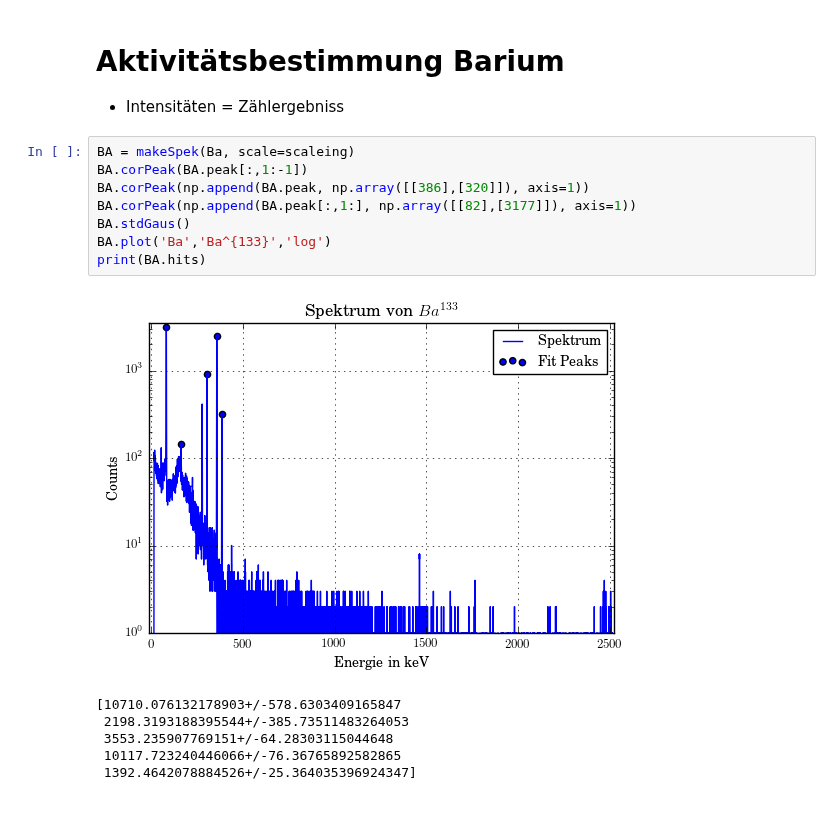
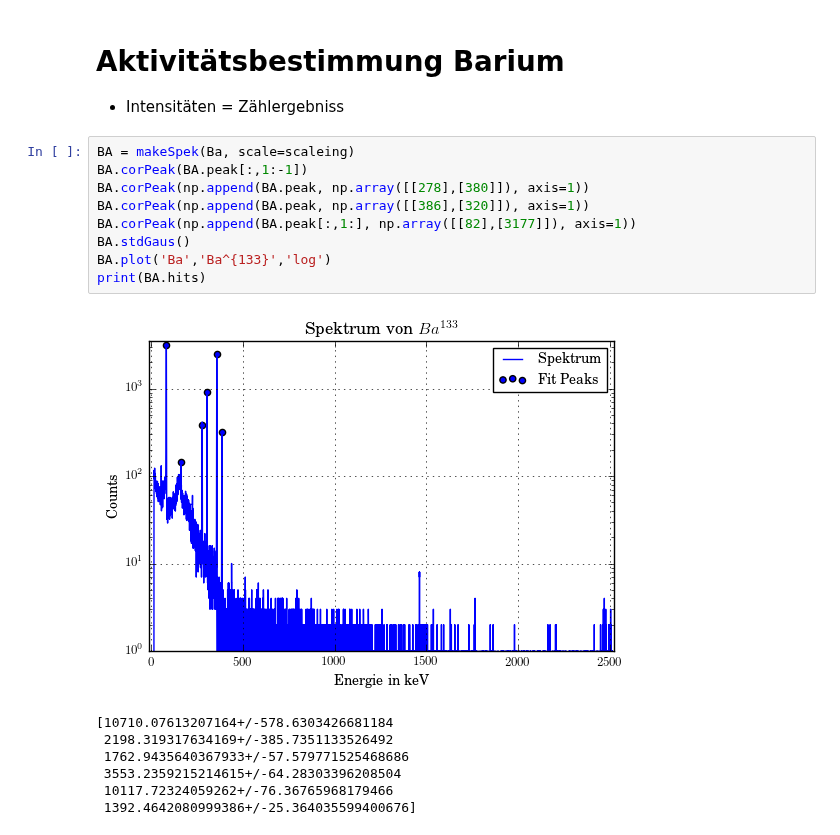
Before and after one commit to MaxSac/FP-Praktikum, a Jupyter notebook: 03-09.01.2017/calculation.ipynb, the cells around one changed output. Cells and saved outputs as stored; diff of their text form.

```diff
--- a/03-09.01.2017/calculation.ipynb
+++ b/03-09.01.2017/calculation.ipynb
@@ -349,16 +367,18 @@ print(sum(CS.data[:2180])/2740)
 # %%
 BA = makeSpek(Ba, scale=scaleing)
 BA.corPeak(BA.peak[:,1:-1])
+BA.corPeak(np.append(BA.peak, np.array([[278],[380]]), axis=1))
 BA.corPeak(np.append(BA.peak, np.array([[386],[320]]), axis=1))
 BA.corPeak(np.append(BA.peak[:,1:], np.array([[82],[3177]]), axis=1))
 BA.stdGaus()
 BA.plot('Ba','Ba^{133}','log')
 print(BA.hits)
 # %% [output]
-[figure, old version]
+[figure, new version]
-[10710.076132178903+/-578.6303409165847
- 2198.3193188395544+/-385.73511483264053
- 3553.235907769151+/-64.28303115044648
- 10117.723240446066+/-76.36765892582865
- 1392.4642078884526+/-25.364035396924347]
+[10710.07613207164+/-578.6303426681184
+ 2198.319317634169+/-385.7351133526492
+ 1762.9435640367933+/-57.579771525468686
+ 3553.2359215214615+/-64.28303396208504
+ 10117.72324059262+/-76.36765968179466
+ 1392.4642080999386+/-25.364035599400676]
 # %%
```
Also changed, not shown: parts of 10 cells of this notebook, 12 other files.
